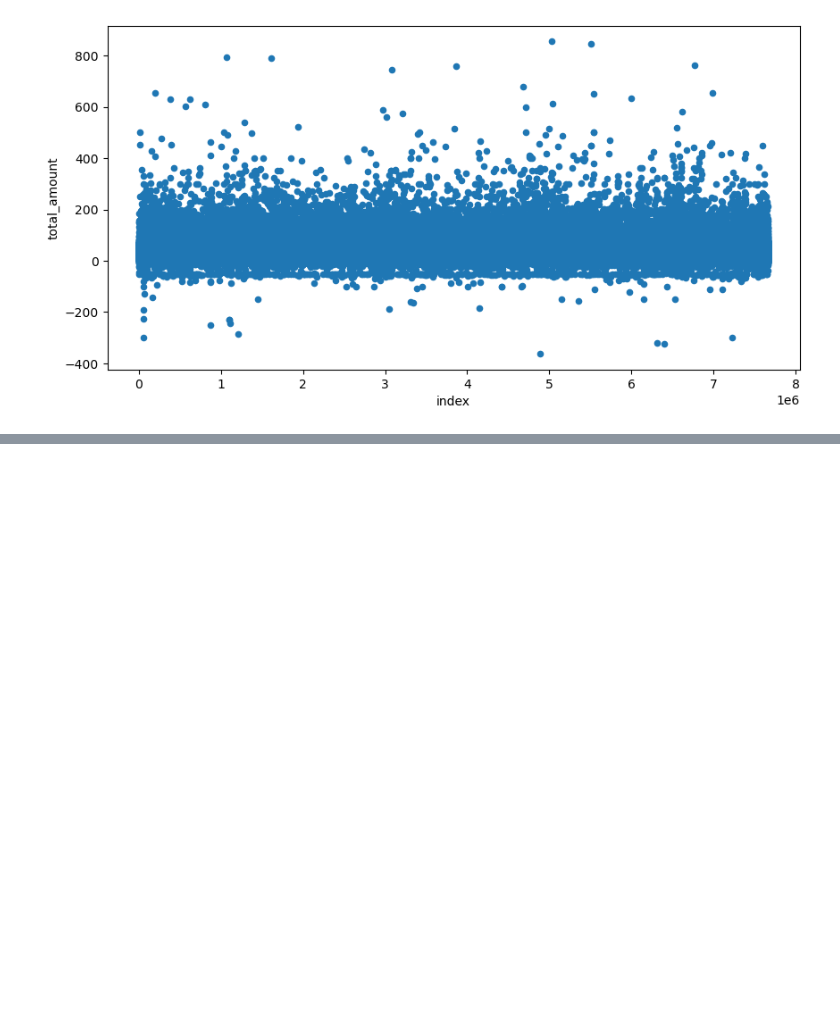
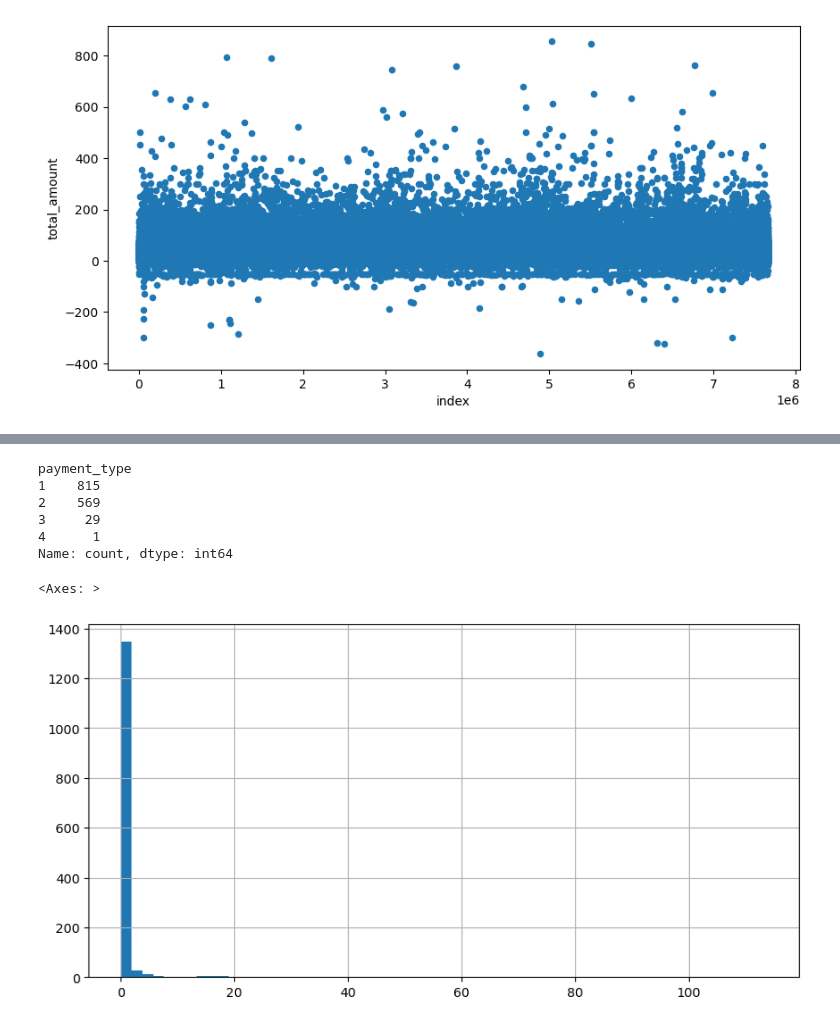
Before and after one commit to jamesaje/New-York-Taxi-Analysis, a Jupyter notebook: project_notebook.ipynb, the cells around one changed output, grey strips where cells are left out. Saved outputs shown, nothing was run; the diff lists cells and outputs as text; code cells hidden in the pictures; blank space fills up the shorter version.

```diff
--- a/project_notebook.ipynb
+++ b/project_notebook.ipynb
@@ -83,0 +125,14 @@ tripdata[tripdata['total_amount']<1000].reset_index().plot(kind='scatter', y='to
+# %%
+tripdata[tripdata['total_amount']==0]['payment_type'].value_counts()
+# %% [output]
+payment_type
+1    815
+2    569
+3     29
+4      1
+Name: count, dtype: int64
+# %%
+tripdata[tripdata['total_amount']==0]['trip_distance'].hist(bins=60, figsize=(10,5))
+# %% [output]
+<Axes: >
+[figure, added]
```
Also changed, not shown: parts of 15 cells of this notebook.
